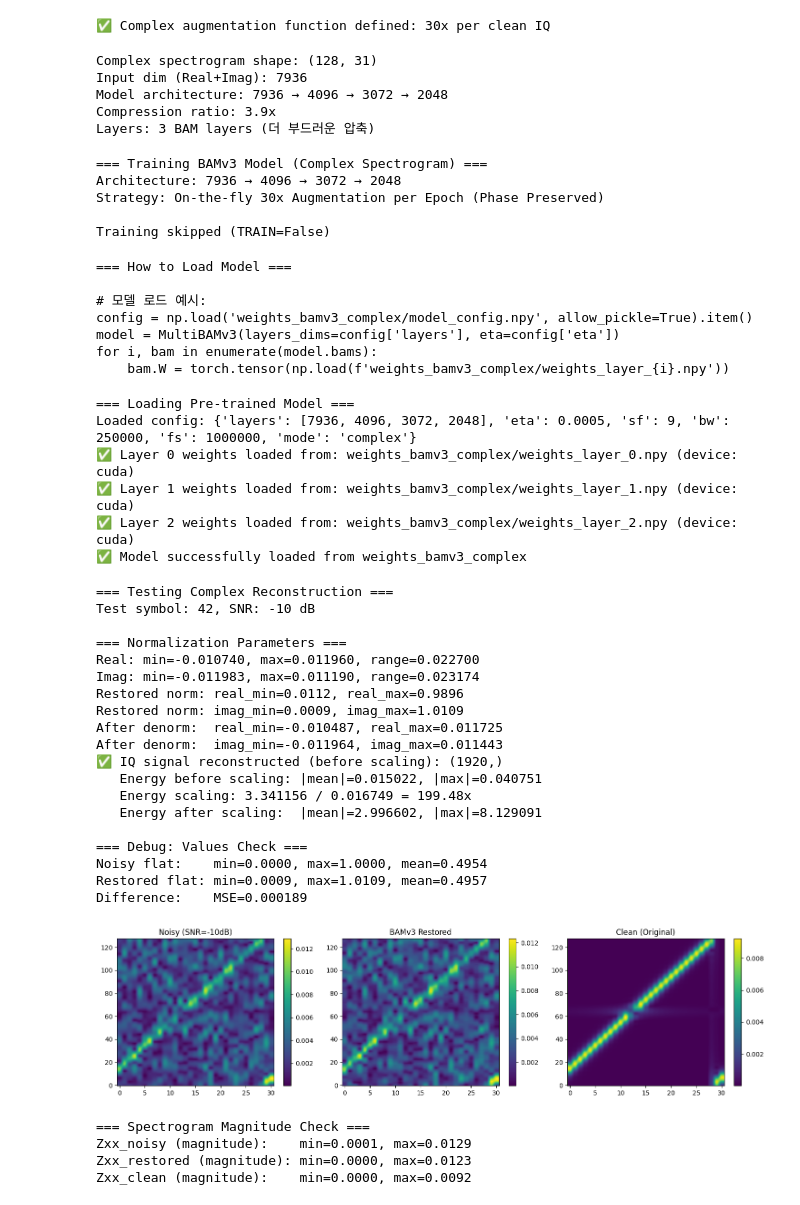
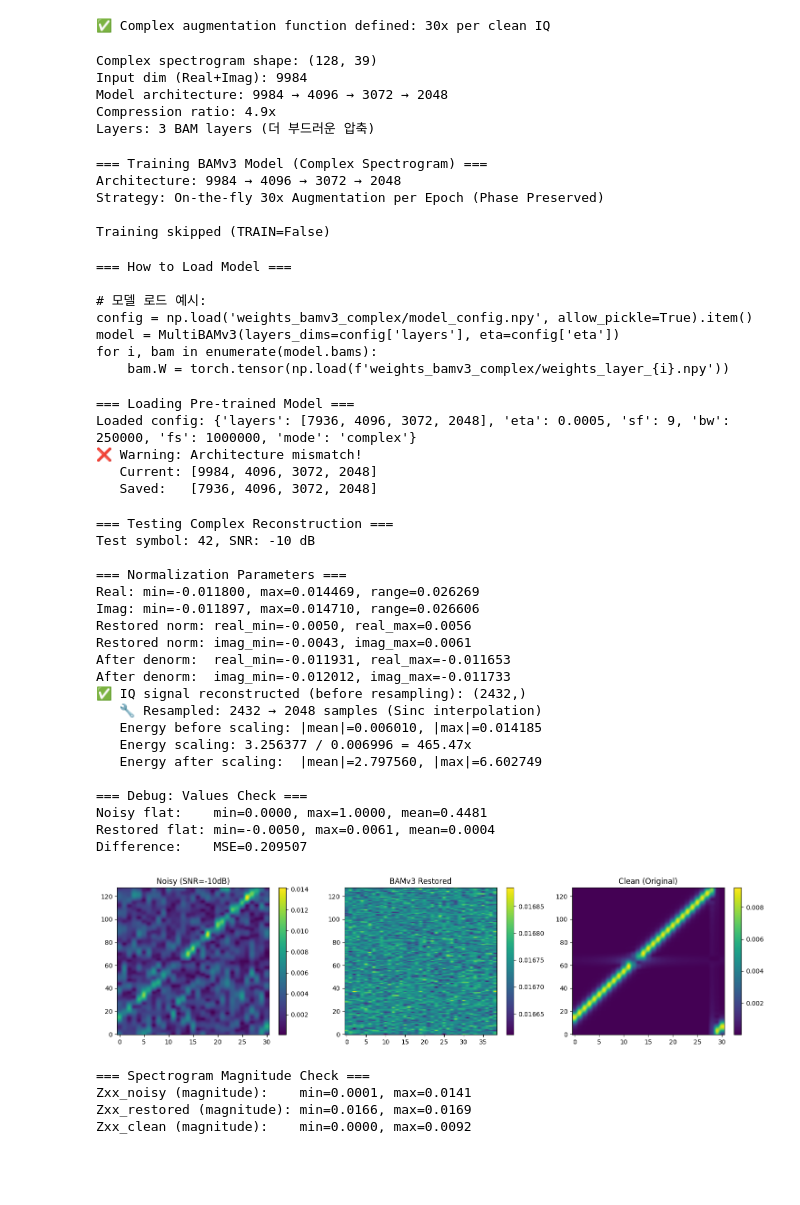
Before and after one commit to gwon9906/LoRa-bam-reconstruction, a Jupyter notebook: Model-experiment-v3/training.ipynb, the cells around one changed output. Saved outputs shown, nothing was run; the diff lists cells and outputs as text; code cells hidden in the pictures; blank space fills up the shorter version.

```diff
--- a/Model-experiment-v3/training.ipynb
+++ b/Model-experiment-v3/training.ipynb
@@ -30,7 +30,7 @@ print(utils.my_lora_utils.__file__)
 
 from scipy.signal import spectrogram, istft
 
-def generate_complex_spectrogram(iq_signal, fs, bw=250_000, nperseg=128, noverlap=64, nfft=512):
+def generate_complex_spectrogram(iq_signal, fs, bw=250_000, nperseg=192, noverlap=144, nfft=512):
     """
     복소 IQ 신호로부터 Complex 스펙트로그램 생성 (Phase 정보 보존)
 
@@ -208,10 +208,10 @@ print(f"Model architecture: {' → '.join(map(str, layers))}")
 print(f"Compression ratio: {input_dim / layers[-1]:.1f}x")
 print(f"Layers: {len(layers)-1} BAM layers (더 부드러운 압축)")
 # %% [output]
-Complex spectrogram shape: (128, 31)
-Input dim (Real+Imag): 7936
-Model architecture: 7936 → 4096 → 3072 → 2048
-Compression ratio: 3.9x
+Complex spectrogram shape: (128, 39)
+Input dim (Real+Imag): 9984
+Model architecture: 9984 → 4096 → 3072 → 2048
+Compression ratio: 4.9x
 Layers: 3 BAM layers (더 부드러운 압축)
 # %%
 ########################################
@@ -276,7 +276,7 @@ else:
     print("\nTraining skipped (TRAIN=False)")
 # %% [output]
 === Training BAMv3 Model (Complex Spectrogram) ===
-Architecture: 7936 → 4096 → 3072 → 2048
+Architecture: 9984 → 4096 → 3072 → 2048
 Strategy: On-the-fly 30x Augmentation per Epoch (Phase Preserved)
 
 Training skipped (TRAIN=False)
@@ -375,10 +375,9 @@ else:
 # %% [output]
 === Loading Pre-trained Model ===
 Loaded config: {'layers': [7936, 4096, 3072, 2048], 'eta': 0.0005, 'sf': 9, 'bw': 250000, 'fs': 1000000, 'mode': 'complex'}
-✅ Layer 0 weights loaded from: weights_bamv3_complex/weights_layer_0.npy (device: cuda)
-✅ Layer 1 weights loaded from: weights_bamv3_complex/weights_layer_1.npy (device: cuda)
-✅ Layer 2 weights loaded from: weights_bamv3_complex/weights_layer_2.npy (device: cuda)
-✅ Model successfully loaded from weights_bamv3_complex
+❌ Warning: Architecture mismatch!
+   Current: [9984, 4096, 3072, 2048]
+   Saved:   [7936, 4096, 3072, 2048]
 # %%
 ########################################
 ##  6. 테스트: Complex 복원 및 IQ 재구성  ##
@@ -438,7 +437,18 @@ _, iq_reconstructed = istft(
     input_onesided=False
 )
 
-print(f"✅ IQ signal reconstructed (before scaling): {iq_reconstructed.shape}")
+print(f"✅ IQ signal reconstructed (before resampling): {iq_reconstructed.shape}")
+
+# 🔧 길이 보정: Resample (Zero-padding 대신!)
+from scipy.signal import resample
+target_len = len(clean_iq)  # 원본 LoRa symbol 길이 (2048)
+if len(iq_reconstructed) != target_len:
+    original_len = len(iq_reconstructed)
+    iq_reconstructed = resample(iq_reconstructed, target_len)
+    print(f"   🔧 Resampled: {original_len} → {target_len} samples (Sinc interpolation)")
+else:
+    print(f"   ✅ Length already matches: {target_len} samples")
+
 print(f"   Energy before scaling: |mean|={np.abs(iq_reconstructed).mean():.6f}, |max|={np.abs(iq_reconstructed).max():.6f}")
 
 # 8. 에너지 정규화 (Energy Normalization) ⭐
@@ -477,50 +487,51 @@ plt.colorbar(im1, ax=axes[0])
 # Restored 스펙트로그램 (이미 크롭됨)
 im2 = axes[1].imshow(np.abs(Zxx_restored), aspect='auto', cmap='viridis', origin='lower')
 axes[1].set_title('BAMv3 Restored')
 plt.colorbar(im2, ax=axes[1])
 
 # Clean 스펙트로그램 (BW 크롭 적용)
 f_c, t_c, Zxx_clean_full = spectrogram(clean_iq, fs, window='hann', nperseg=128, noverlap=64, nfft=512, mode='complex', return_onesided=False)
 f_c = np.fft.fftshift(f_c)
 Zxx_clean_full = np.fft.fftshift(Zxx_clean_full, axes=0)
 mask_c = (f_c >= -bw/2) & (f_c < bw/2)
 Zxx_clean = Zxx_clean_full[mask_c, :]
 im3 = axes[2].imshow(np.abs(Zxx_clean), aspect='auto', cmap='viridis', origin='lower')
 axes[2].set_title('Clean (Original)')
 plt.colorbar(im3, ax=axes[2])
 
 plt.tight_layout()
 plt.show()
 
 # 🔍 스펙트로그램 magnitude 확인
 print(f"\n=== Spectrogram Magnitude Check ===")
 print(f"Zxx_noisy (magnitude):    min={np.abs(Zxx_noisy).min():.4f}, max={np.abs(Zxx_noisy).max():.4f}")
 print(f"Zxx_restored (magnitude): min={np.abs(Zxx_restored).min():.4f}, max={np.abs(Zxx_restored).max():.4f}")
 print(f"Zxx_clean (magnitude):    min={np.abs(Zxx_clean).min():.4f}, max={np.abs(Zxx_clean).max():.4f}")
 # %% [output]
 === Testing Complex Reconstruction ===
 Test symbol: 42, SNR: -10 dB
 
 === Normalization Parameters ===
-Real: min=-0.010740, max=0.011960, range=0.022700
-Imag: min=-0.011983, max=0.011190, range=0.023174
-Restored norm: real_min=0.0112, real_max=0.9896
-Restored norm: imag_min=0.0009, imag_max=1.0109
-After denorm:  real_min=-0.010487, real_max=0.011725
-After denorm:  imag_min=-0.011964, imag_max=0.011443
-✅ IQ signal reconstructed (before scaling): (1920,)
-   Energy before scaling: |mean|=0.015022, |max|=0.040751
-   Energy scaling: 3.341156 / 0.016749 = 199.48x
-   Energy after scaling:  |mean|=2.996602, |max|=8.129091
+Real: min=-0.011800, max=0.014469, range=0.026269
+Imag: min=-0.011897, max=0.014710, range=0.026606
+Restored norm: real_min=-0.0050, real_max=0.0056
+Restored norm: imag_min=-0.0043, imag_max=0.0061
+After denorm:  real_min=-0.011931, real_max=-0.011653
+After denorm:  imag_min=-0.012012, imag_max=-0.011733
+✅ IQ signal reconstructed (before resampling): (2432,)
+   🔧 Resampled: 2432 → 2048 samples (Sinc interpolation)
+   Energy before scaling: |mean|=0.006010, |max|=0.014185
+   Energy scaling: 3.256377 / 0.006996 = 465.47x
+   Energy after scaling:  |mean|=2.797560, |max|=6.602749
 
 === Debug: Values Check ===
-Noisy flat:    min=0.0000, max=1.0000, mean=0.4954
-Restored flat: min=0.0009, max=1.0109, mean=0.4957
-Difference:    MSE=0.000189
+Noisy flat:    min=0.0000, max=1.0000, mean=0.4481
+Restored flat: min=-0.0050, max=0.0061, mean=0.0004
+Difference:    MSE=0.209507
-[figure, old version]
+[figure, new version]
 === Spectrogram Magnitude Check ===
-Zxx_noisy (magnitude):    min=0.0001, max=0.0129
-Zxx_restored (magnitude): min=0.0000, max=0.0123
+Zxx_noisy (magnitude):    min=0.0001, max=0.0141
+Zxx_restored (magnitude): min=0.0166, max=0.0169
 Zxx_clean (magnitude):    min=0.0000, max=0.0092
 # %%
 ########################################
```
Also changed, not shown: parts of 2 cells of this notebook, 9 other files.
